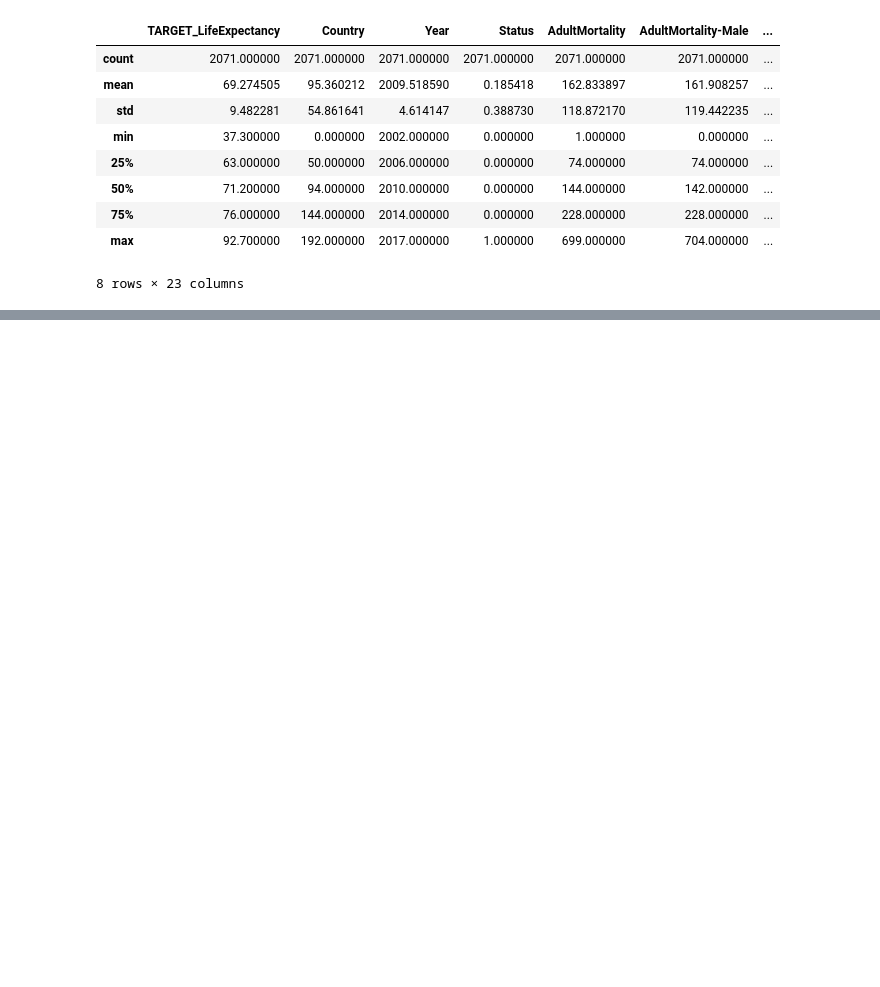
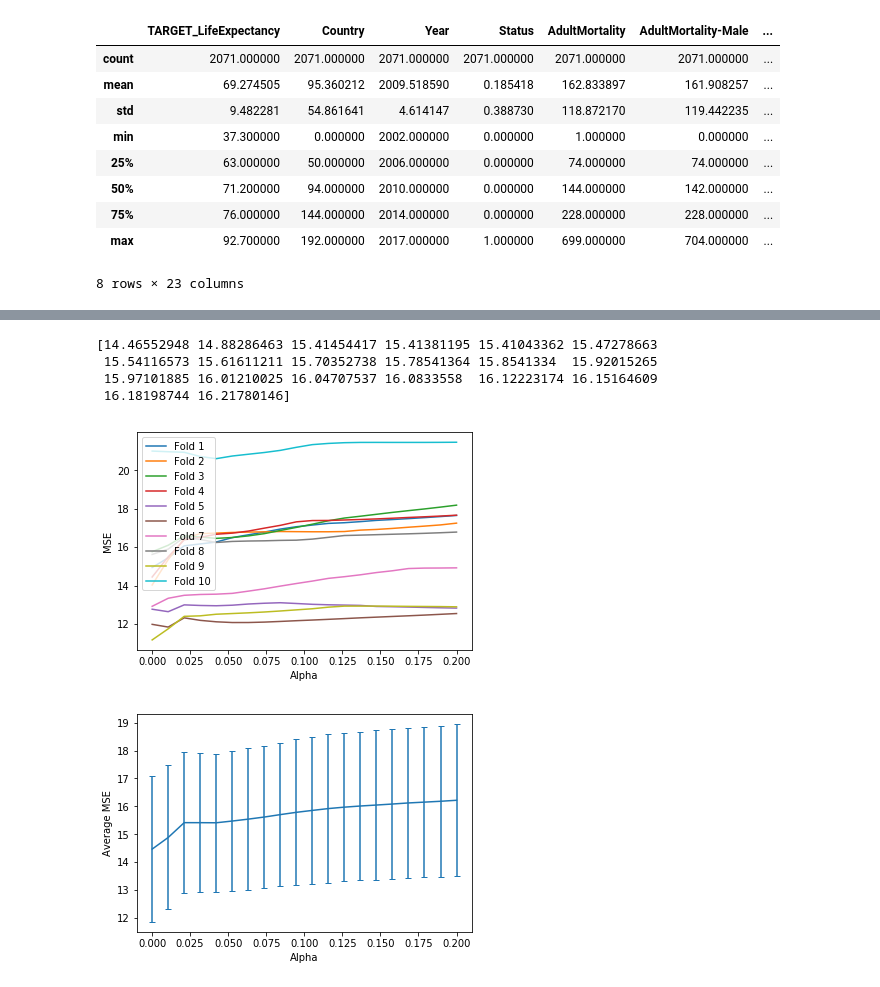
Before and after one commit to harindukodi/CML-Assignment-I, a Jupyter notebook: PolynomialRegression.ipynb, the cells around one changed output, grey strips where cells are left out. Drawn from its saved outputs; the diff is of its cells as text; code cells hidden in the pictures; blank space fills up the shorter version.

```diff
--- a/PolynomialRegression.ipynb
+++ b/PolynomialRegression.ipynb
@@ -30,0 +35,17 @@ Y = modified_globalHealthDataFrame[['TARGET_LifeExpectancy']]
+# %%
+# Create a polynomial regression of degree 2
+from sklearn import linear_model
+linReg = linear_model.LinearRegression()
+from sklearn.preprocessing import PolynomialFeatures
+polyFeat = PolynomialFeatures(degree=2, include_bias=True)
+polyTrainX = polyFeat.fit_transform(trainX)
+polyTestX = polyFeat.fit_transform(testX)
+linReg.fit(polyTrainX, trainY)
+
+# print(linReg.intercept_)
+# print(linReg.coef_)
+predYRm = linReg.predict(polyTestX)
+print(predYRm.shape)
+print('Mean squared error ', mean_squared_error(testY, predYRm))
+print('Mean absolute error ', mean_absolute_error(testY, predYRm))
+print('R squared error ', r2_score(testY, predYRm))
@@ -32,3 +58,5 @@ Y = modified_globalHealthDataFrame[['TARGET_LifeExpectancy']]
 from sklearn import model_selection
 number_splits = 10
 kFold = model_selection.KFold(n_splits=number_splits, shuffle=True)
+# %%
+lRegPara = np.linspace(0.0001,0.2,num=20)
@@ -34,0 +129,45 @@ kFold = model_selection.KFold(n_splits=number_splits, shuffle=True)
+# %%
+from sklearn import linear_model
+from sklearn.metrics import mean_squared_error
+
+plt.figure()
+lResults = np.zeros((number_splits,len(lRegPara)))
+nsplit = 0
+for trainIndex, validIndex in kFold.split(X):
+    # Get the training and validation data
+    trainX = np.array(X.loc[trainIndex])
+    trainY = np.array(Y.loc[trainIndex])
+    validX = np.array(X.loc[validIndex])
+    validY = np.array(Y.loc[validIndex])
+
+    # This is where you're polynomial model is used!
+    polyFitTrainX = polyFeat.fit_transform(trainX)
+    polyFitValidX = polyFeat.fit_transform(validX)
+
+    for j , regPara in enumerate(lRegPara):
+        polyRidgeReg = linear_model.Lasso(alpha=regPara, normalize=False)
+        polyRidgeReg.fit(polyFitTrainX, trainY)
+        predY = polyRidgeReg.predict(polyFitValidX)
+        mse = mean_squared_error(validY, predY)
+#         print(mse)
+        lResults[nsplit, j] = (mse)
+    plt.plot(lRegPara, lResults[nsplit, :], label='Fold '+str(nsplit+1))
+    nsplit = nsplit + 1
+
+plt.xlabel("Alpha")
+plt.ylabel("MSE")
+plt.legend()
+
+
+plt.figure()
+plt.errorbar(lRegPara, np.mean(lResults,axis=0), yerr=np.std(lResults,axis=0),capsize=3)
+plt.xlabel("Alpha")
+plt.ylabel("Average MSE")
+print(np.mean(lResults,axis=0))
+# %% [output]
+[14.46552948 14.88286463 15.41454417 15.41381195 15.41043362 15.47278663
+ 15.54116573 15.61611211 15.70352738 15.78541364 15.8541334  15.92015265
+ 15.97101885 16.01210025 16.04707537 16.0833558  16.12223174 16.15164609
+ 16.18198744 16.21780146]
+[figure, added]
+[figure, added]
```
Also changed, not shown: parts of 10 cells of this notebook, 2 other files.
